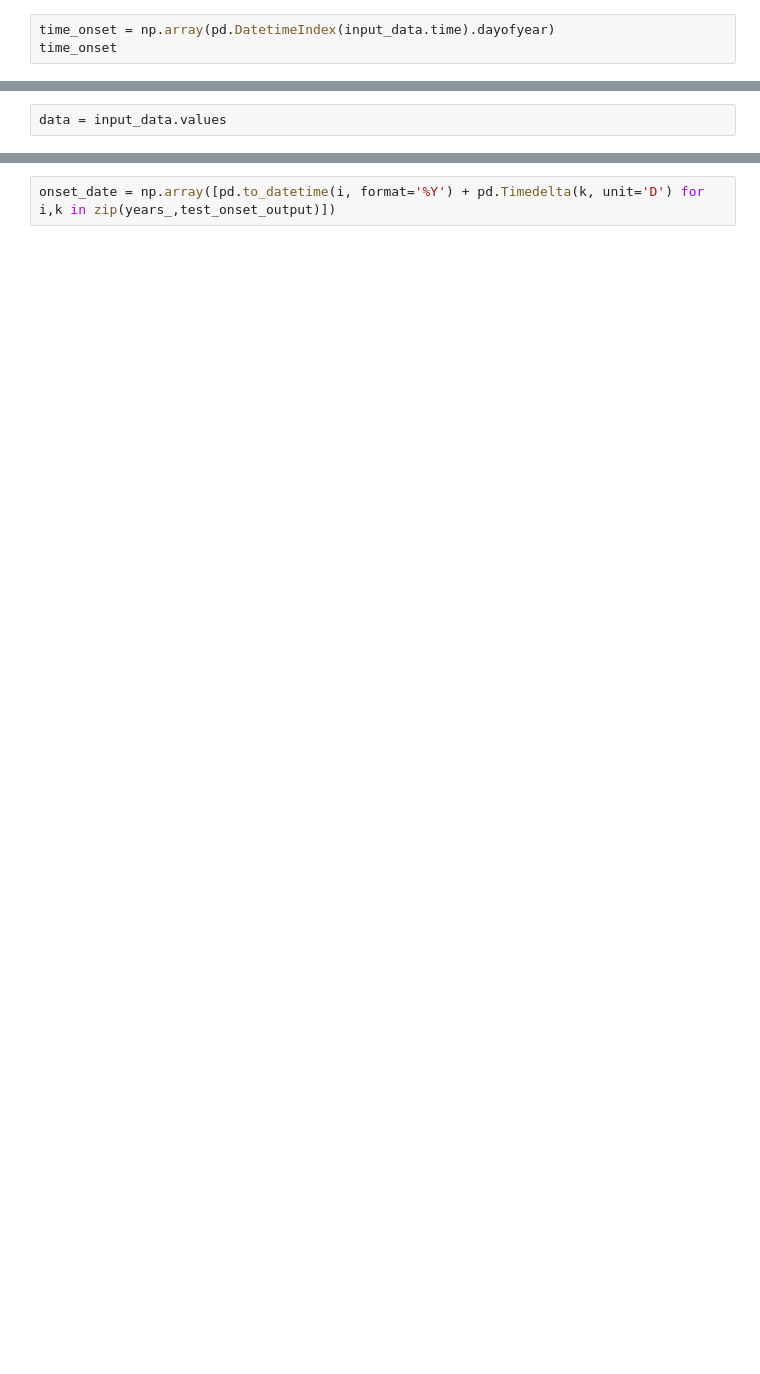
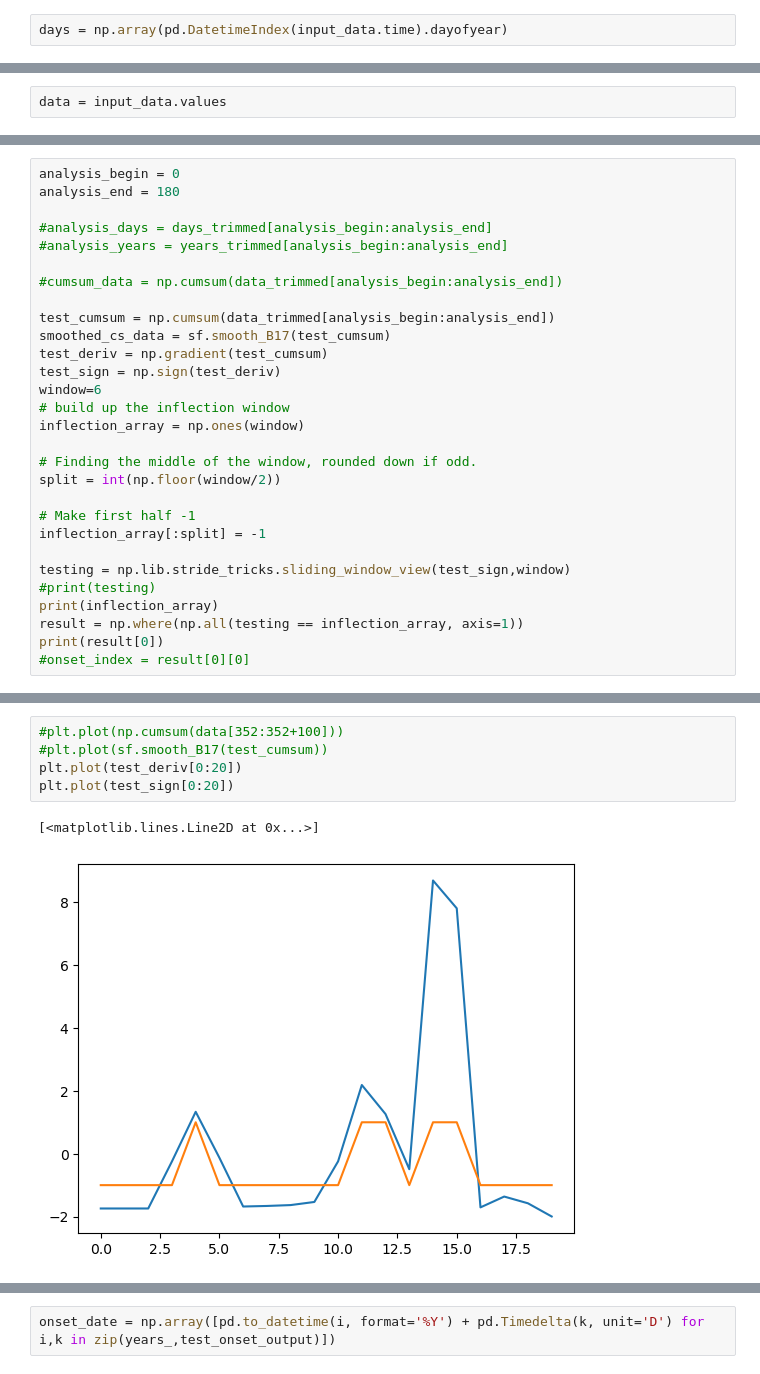
Before and after one commit to gbromley/PreSeason, a Jupyter notebook: workflows/cesm_scratch_testing.ipynb, the cells around one changed output, grey strips where cells are left out. Drawn from its saved outputs; the diff is of its cells as text; blank space fills up the shorter version.

```diff
--- a/workflows/cesm_scratch_testing.ipynb
+++ b/workflows/cesm_scratch_testing.ipynb
@@ -230,3 +154,2 @@ years_ = np.unique(anomalies.time.dt.year.values)
 # %%
-time_onset = np.array(pd.DatetimeIndex(input_data.time).dayofyear)
-time_onset
+days = np.array(pd.DatetimeIndex(input_data.time).dayofyear)
@@ -249,0 +391,29 @@ def timer_decorator(func):
+# %%
+analysis_begin = 0
+analysis_end = 180
+
+#analysis_days = days_trimmed[analysis_begin:analysis_end]
+#analysis_years = years_trimmed[analysis_begin:analysis_end]
+
+#cumsum_data = np.cumsum(data_trimmed[analysis_begin:analysis_end])
+
+test_cumsum = np.cumsum(data_trimmed[analysis_begin:analysis_end])
+smoothed_cs_data = sf.smooth_B17(test_cumsum)
+test_deriv = np.gradient(test_cumsum)
+test_sign = np.sign(test_deriv)
+window=6
+# build up the inflection window
+inflection_array = np.ones(window)
+
+# Finding the middle of the window, rounded down if odd.
+split = int(np.floor(window/2))
+
+# Make first half -1
+inflection_array[:split] = -1
+
+testing = np.lib.stride_tricks.sliding_window_view(test_sign,window)
+#print(testing)
+print(inflection_array)
+result = np.where(np.all(testing == inflection_array, axis=1))
+print(result[0])
+#onset_index = result[0][0]
@@ -250 +471,9 @@ def timer_decorator(func):
+# %%
+#plt.plot(np.cumsum(data[352:352+100]))
+#plt.plot(sf.smooth_B17(test_cumsum))
+plt.plot(test_deriv[0:20])
+plt.plot(test_sign[0:20])
+# %% [output]
+[<matplotlib.lines.Line2D at 0x...>]
+[figure, added]
 # %%
```
Also changed, not shown: parts of 122 cells of this notebook, 1 other file.
